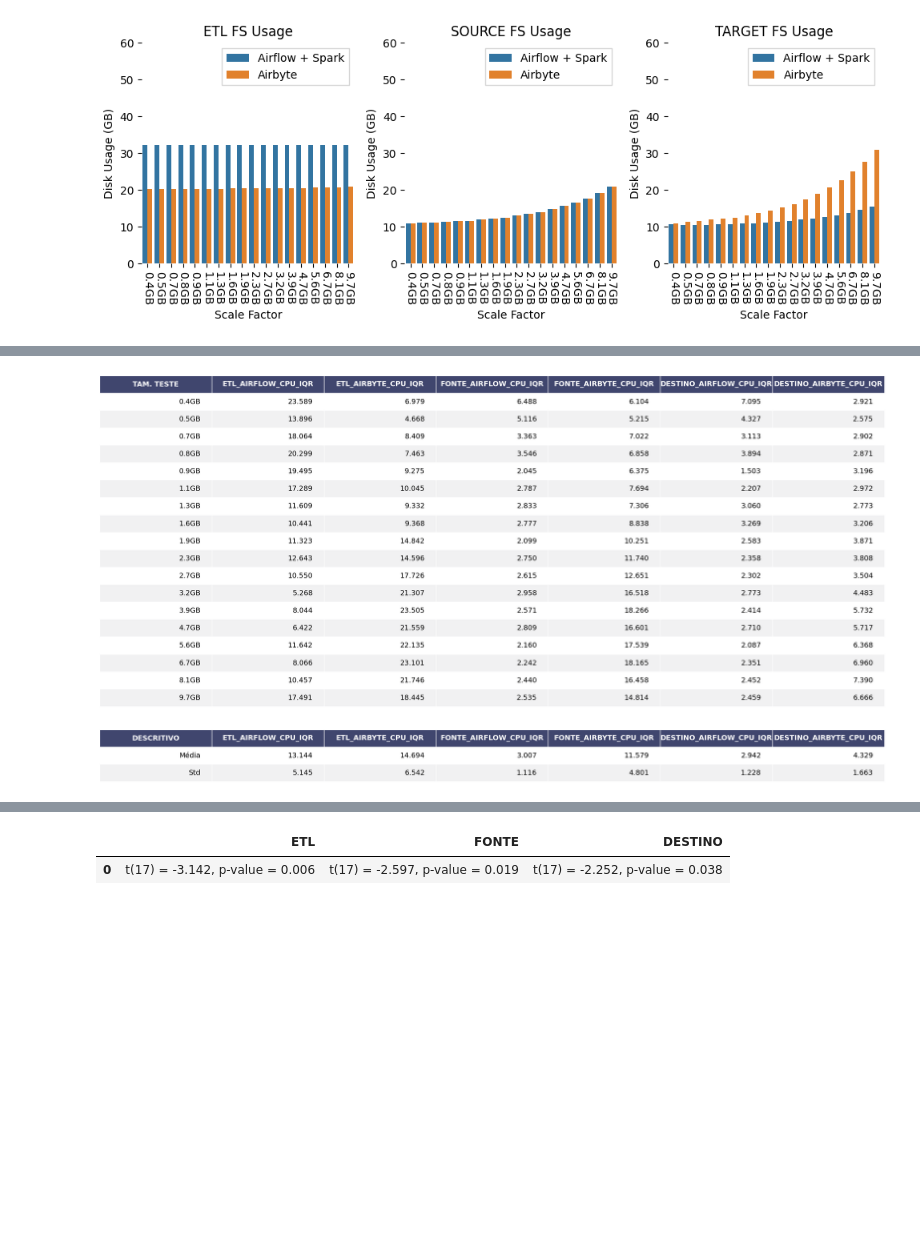
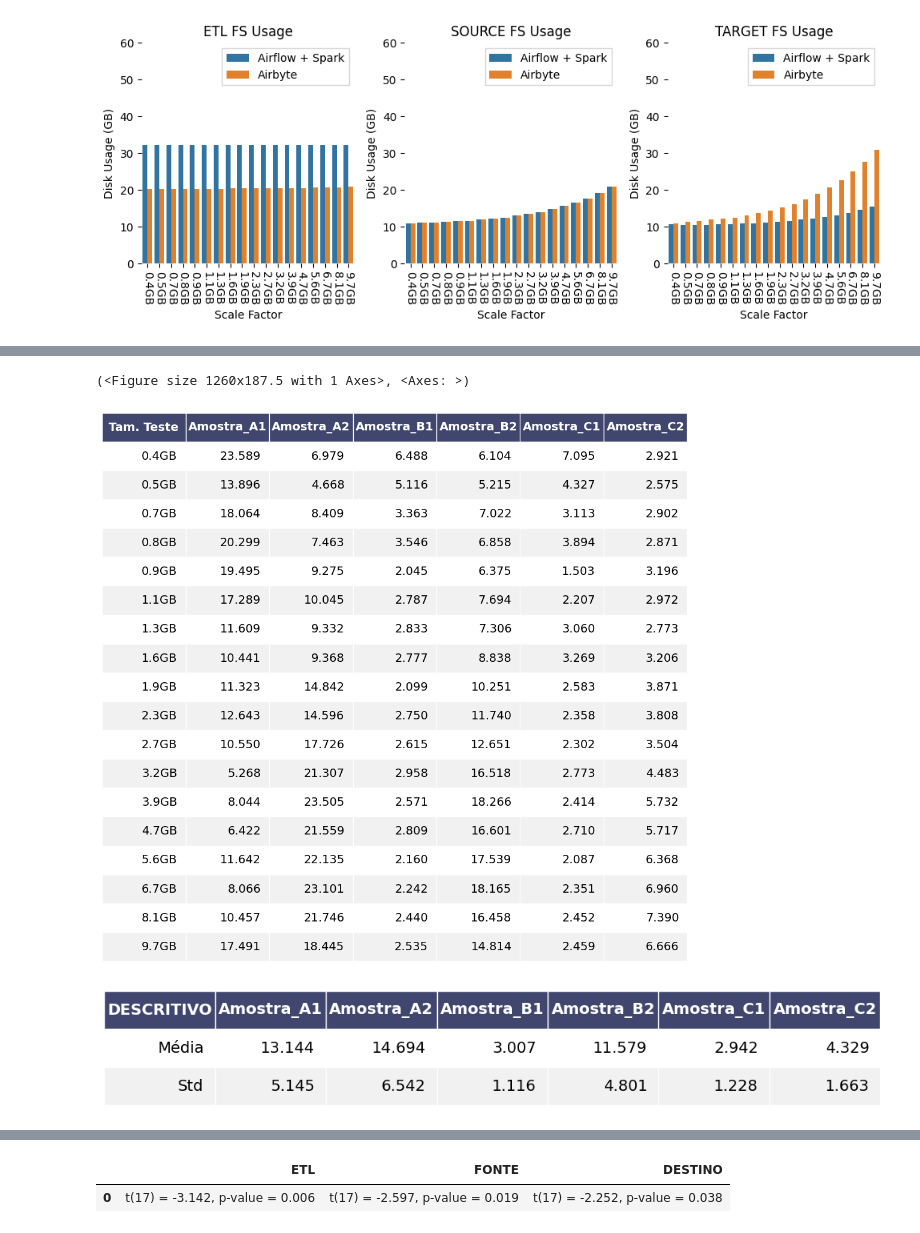
Before and after one commit to bombermal/TCC, a Jupyter notebook: Monitoring_VM/Retrieve/pre_analisys.ipynb, the cells around one changed output, grey strips where cells are left out. Drawn from its saved outputs; the diff is of its cells as text; code cells hidden in the pictures; blank space fills up the shorter version.

```diff
--- a/Monitoring_VM/Retrieve/pre_analisys.ipynb
+++ b/Monitoring_VM/Retrieve/pre_analisys.ipynb
@@ -533,20 +533,20 @@ for sf in unique_list:
     target_airflow.append(iqr["Airflow + Spark"])
     target_airbyte.append(iqr["Airbyte"])
 
-columns = ["LOADED_SIZE", "ETL_AIRFLOW_CPU_IQR", "ETL_AIRBYTE_CPU_IQR", "FONTE_AIRFLOW_CPU_IQR", "FONTE_AIRBYTE_CPU_IQR", "DESTINO_AIRFLOW_CPU_IQR", "DESTINO_AIRBYTE_CPU_IQR"]
+columns = ["Tam. Teste", "Amostra_A1", "Amostra_A2", "Amostra_B1", "Amostra_B2", "Amostra_C1", "Amostra_C2"]
 df_stats = pd.DataFrame(data=zip(x_tick_labels, airflow, airbyte, source_airflow, source_airbyte, target_airflow, target_airbyte), columns=columns)
-df_stats.set_index("LOADED_SIZE", inplace=True)
-display(df_stats)
+df_stats.set_index("Tam. Teste", inplace=True)
+# display(df_stats)
 
 df_stats2 = pd.DataFrame(columns=columns)
-df_stats2.set_index("LOADED_SIZE", inplace=True)
+df_stats2.set_index("Tam. Teste", inplace=True)
 df_stats2.loc["Média", :] = df_stats.mean()
 df_stats2.loc["Std", :] = df_stats.std()
 # df_stats2.rename(columns={ ii: ii.replace("_IQR", "") for ii in columns}, inplace=True)
-display(df_stats2)
+# display(df_stats2)
 
-render_mpl_table(df_stats.map(lambda x: f"{x:.3f}").reset_index().rename(columns={"LOADED_SIZE": "TAM. TESTE"}), header_columns=0, col_width=4)
-plt.savefig("Figs/f9_cpu_prometheus_iqr.svg")
-render_mpl_table(df_stats2.map(lambda x: f"{x:.3f}").reset_index().rename(columns={"LOADED_SIZE": "DESCRITIVO"}), header_columns=0, col_width=4)
-plt.savefig("Figs/f10_cpu_prometheus_stats.svg")
+render_mpl_table(df_stats.map(lambda x: f"{x:.3f}").reset_index(), header_columns=0, col_width=1.8)
+# plt.savefig("Figs/f9_cpu_prometheus_iqr.svg")
+render_mpl_table(df_stats2.map(lambda x: f"{x:.3f}").reset_index().rename(columns={"Tam. Teste": "DESCRITIVO"}), header_columns=0, col_width=1.8)
+# plt.savefig("Figs/f10_cpu_prometheus_stats.svg")
 # %% [output]
@@ -575,2 +557,3 @@ plt.savefig("Figs/f10_cpu_prometheus_stats.svg")
+(<Figure size 1260x187.5 with 1 Axes>, <Axes: >)
-[figure, old version]
+[figure, new version]
-[figure, old version]
+[figure, new version]
```
Also changed, not shown: parts of 12 cells of this notebook, 21 other files.
